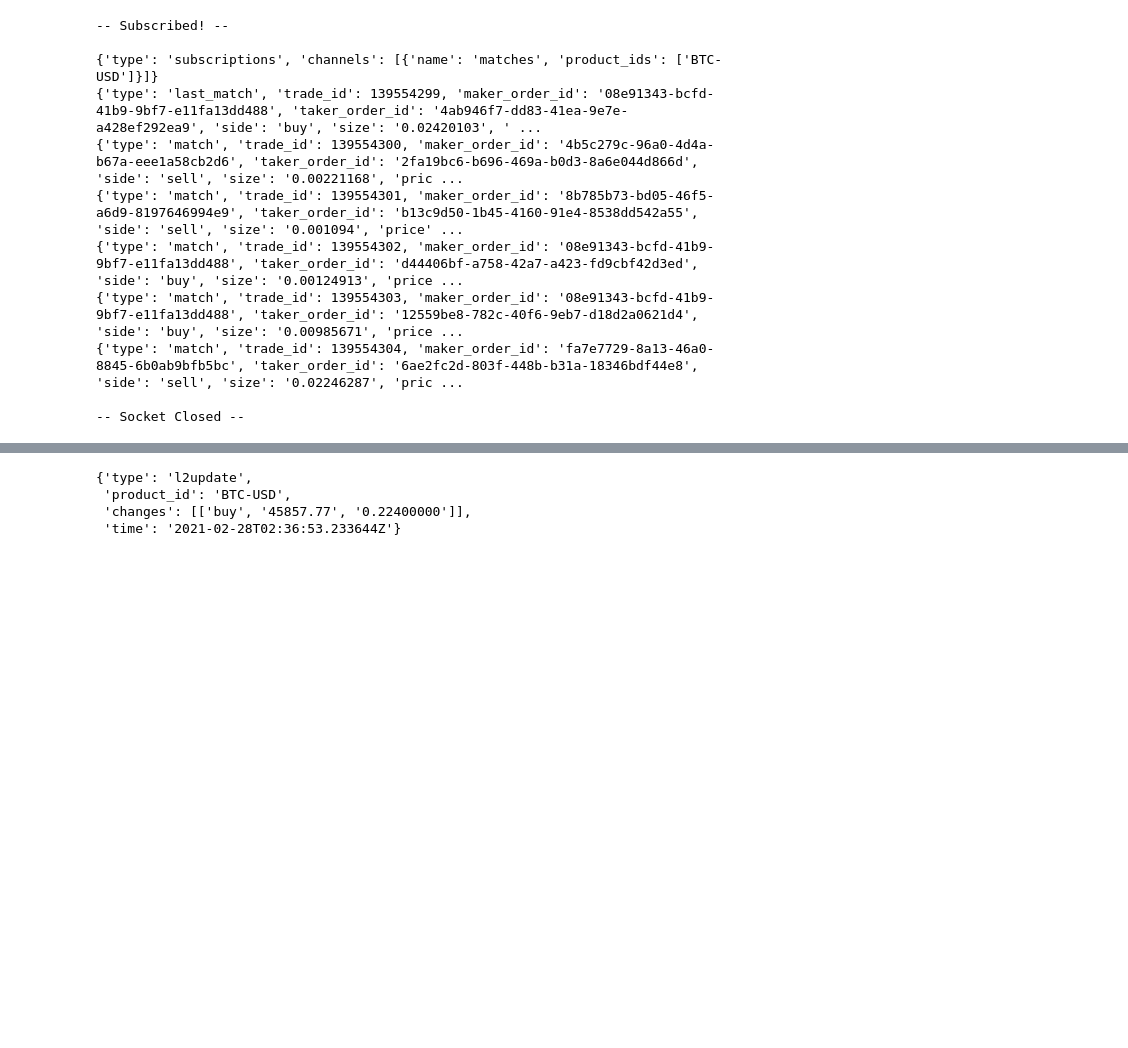
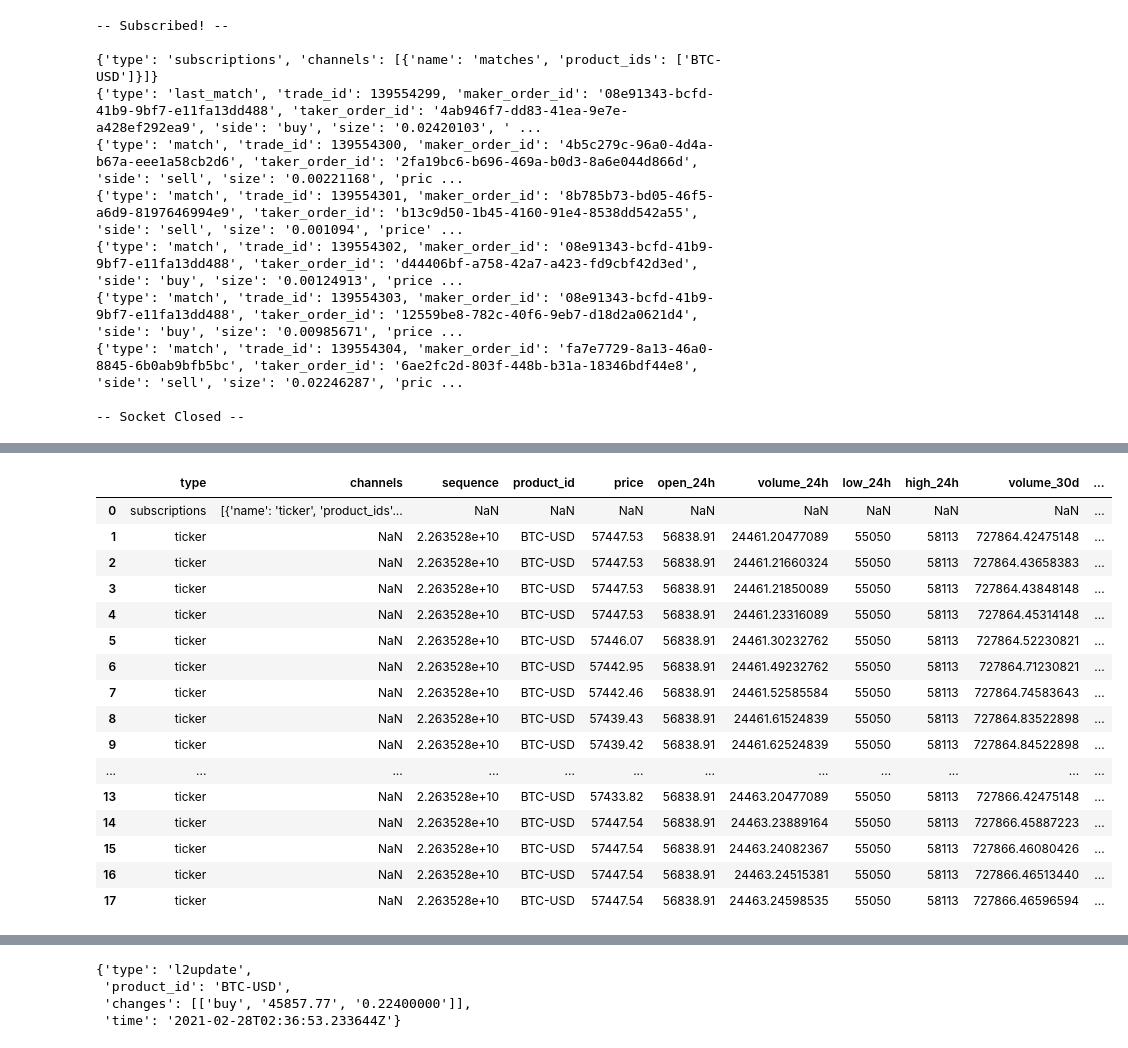
Before and after one commit to armand-sauzay/bitcoin-prediction, a Jupyter notebook: architecture/test-API/test_api_client.ipynb, the cells around one changed output, grey strips where cells are left out. Saved outputs shown, nothing was run; the diff lists cells and outputs as text; code cells hidden in the pictures; blank space fills up the shorter version.

```diff
--- a/architecture/test-API/test_api_client.ipynb
+++ b/architecture/test-API/test_api_client.ipynb
@@ -235,12 +240,28 @@ wsClient.close()
 
 -- Socket Closed --
 # %%
-class MyWebsocketClient(cbpro.WebsocketClient):
+class MyWebsocketClient_trades(cbpro.WebsocketClient):
     def on_open(self):
         self.url = "wss://ws-feed.pro.coinbase.com/"
         self.products = ["BTC-USD"]
         self.message_count = 0
-        self.channels=['level2']
+        self.channels=['matches']
+        self.all=[]
+
+    def on_message(self, msg):
+        print(msg)
+        self.all+=[msg]
+        self.message_count += 1
+
+    def on_close(self):
+        print("-- Goodbye! --")
+
+class MyWebsocketClient_ticker(cbpro.WebsocketClient):
+    def on_open(self):
+        self.url = "wss://ws-feed.pro.coinbase.com/"
+        self.products = ["BTC-USD"]
+        self.message_count = 0
+        self.channels=['ticker']
         self.all=[]
 
     def on_message(self, msg):
@@ -252,8 +273,11 @@ class MyWebsocketClient(cbpro.WebsocketClient):
         print("-- Goodbye! --")
 
 
-wsClient = MyWebsocketClient()
-wsClient.start()
+wsClient_trades = MyWebsocketClient_ticker()
+wsClient_ticker = MyWebsocketClient_trades()
+wsClient_trades.start()
+wsClient_ticker.start()
 time.sleep(5)
-wsClient.close()
+wsClient_trades.close()
+wsClient_ticker.close()
 # %% [output]
@@ -261,0 +301,20 @@ wsClient.close()
+# %%
+pd.DataFrame(wsClient_trades.all)
+# %% [output]
+|  | type | channels | sequence | product_id | price | open_24h | volume_24h | low_24h | high_24h | volume_30d | ... |
+| 0 | subscriptions | [{'name': 'ticker', 'product_ids'... | NaN | NaN | NaN | NaN | NaN | NaN | NaN | NaN | ... |
+| 1 | ticker | NaN | 2.263528e+10 | BTC-USD | 57447.53 | 56838.91 | 24461.20477089 | 55050 | 58113 | 727864.42475148 | ... |
+| 2 | ticker | NaN | 2.263528e+10 | BTC-USD | 57447.53 | 56838.91 | 24461.21660324 | 55050 | 58113 | 727864.43658383 | ... |
+| 3 | ticker | NaN | 2.263528e+10 | BTC-USD | 57447.53 | 56838.91 | 24461.21850089 | 55050 | 58113 | 727864.43848148 | ... |
+| 4 | ticker | NaN | 2.263528e+10 | BTC-USD | 57447.53 | 56838.91 | 24461.23316089 | 55050 | 58113 | 727864.45314148 | ... |
+| 5 | ticker | NaN | 2.263528e+10 | BTC-USD | 57446.07 | 56838.91 | 24461.30232762 | 55050 | 58113 | 727864.52230821 | ... |
+| 6 | ticker | NaN | 2.263528e+10 | BTC-USD | 57442.95 | 56838.91 | 24461.49232762 | 55050 | 58113 | 727864.71230821 | ... |
+| 7 | ticker | NaN | 2.263528e+10 | BTC-USD | 57442.46 | 56838.91 | 24461.52585584 | 55050 | 58113 | 727864.74583643 | ... |
+| 8 | ticker | NaN | 2.263528e+10 | BTC-USD | 57439.43 | 56838.91 | 24461.61524839 | 55050 | 58113 | 727864.83522898 | ... |
+| 9 | ticker | NaN | 2.263528e+10 | BTC-USD | 57439.42 | 56838.91 | 24461.62524839 | 55050 | 58113 | 727864.84522898 | ... |
+| ... | ... | ... | ... | ... | ... | ... | ... | ... | ... | ... | ... |
+| 13 | ticker | NaN | 2.263528e+10 | BTC-USD | 57433.82 | 56838.91 | 24463.20477089 | 55050 | 58113 | 727866.42475148 | ... |
+| 14 | ticker | NaN | 2.263528e+10 | BTC-USD | 57447.54 | 56838.91 | 24463.23889164 | 55050 | 58113 | 727866.45887223 | ... |
+| 15 | ticker | NaN | 2.263528e+10 | BTC-USD | 57447.54 | 56838.91 | 24463.24082367 | 55050 | 58113 | 727866.46080426 | ... |
+| 16 | ticker | NaN | 2.263528e+10 | BTC-USD | 57447.54 | 56838.91 | 24463.24515381 | 55050 | 58113 | 727866.46513440 | ... |
+| 17 | ticker | NaN | 2.263528e+10 | BTC-USD | 57447.54 | 56838.91 | 24463.24598535 | 55050 | 58113 | 727866.46596594 | ... |
```
Also changed, not shown: parts of 5 cells of this notebook, 5 other files.
